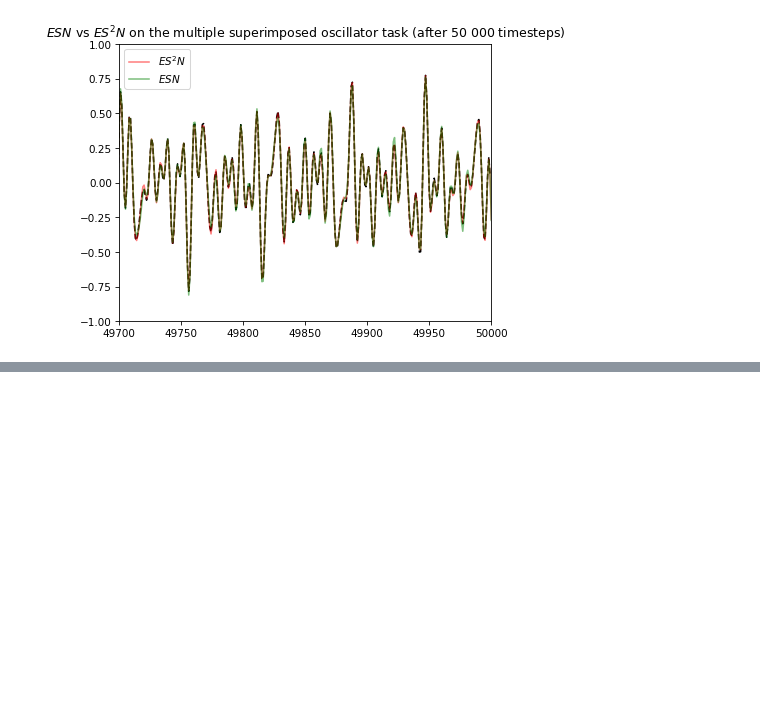
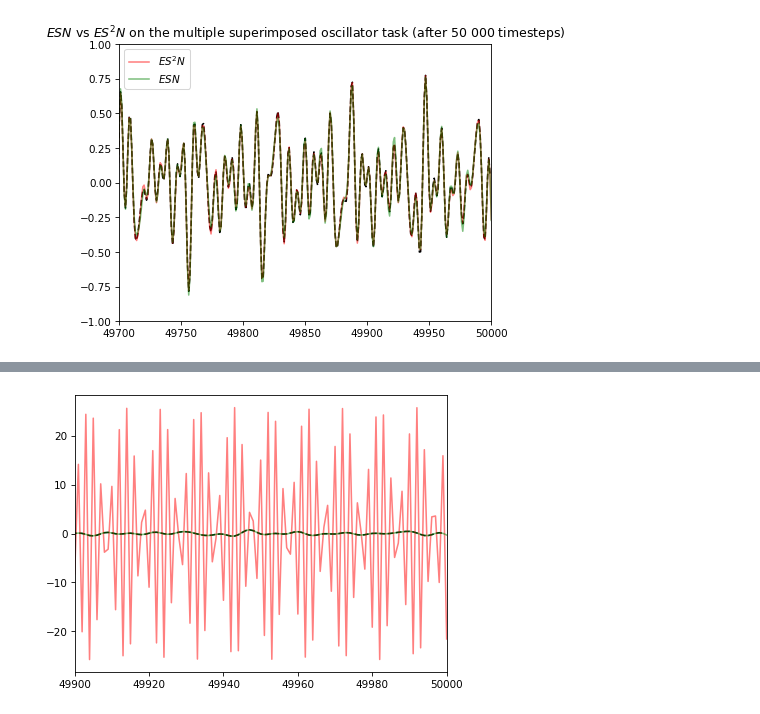
Before and after one commit to reservoirpy/reservoirpy, a Jupyter notebook: examples/Edge of Stability Echo State Network/Edge_of_stability_Ceni_Gallicchio_2023.ipynb, the cells around one changed output, grey strips where cells are left out. Cells and saved outputs as stored; diff of their text form; code cells hidden in the pictures; blank space fills up the shorter version.

```diff
--- a/examples/Edge of Stability Echo State Network/Edge_of_stability_Ceni_Gallicchio_2023.ipynb
+++ b/examples/Edge of Stability Echo State Network/Edge_of_stability_Ceni_Gallicchio_2023.ipynb
@@ -649,0 +697,14 @@ plt.show()
+# %%
+plt.figure()
+plt.plot(y_test, '--', color="black")
+plt.plot(y_pred_es2n, color="red", alpha=0.5, label="$ES^2N$")
+plt.plot(y_pred_esn, color="green", alpha=0.5, label="$ESN$")
+if i==0:
+    plt.title("after 50 000 timesteps")
+    plt.legend()
+# plt.ylim(-1, 1)
+plt.xlim(TEST_STEPS-100, TEST_STEPS)
+
+plt.show()
+# %% [output]
+[figure, added]
```
Also changed, not shown: parts of 5 cells of this notebook.
